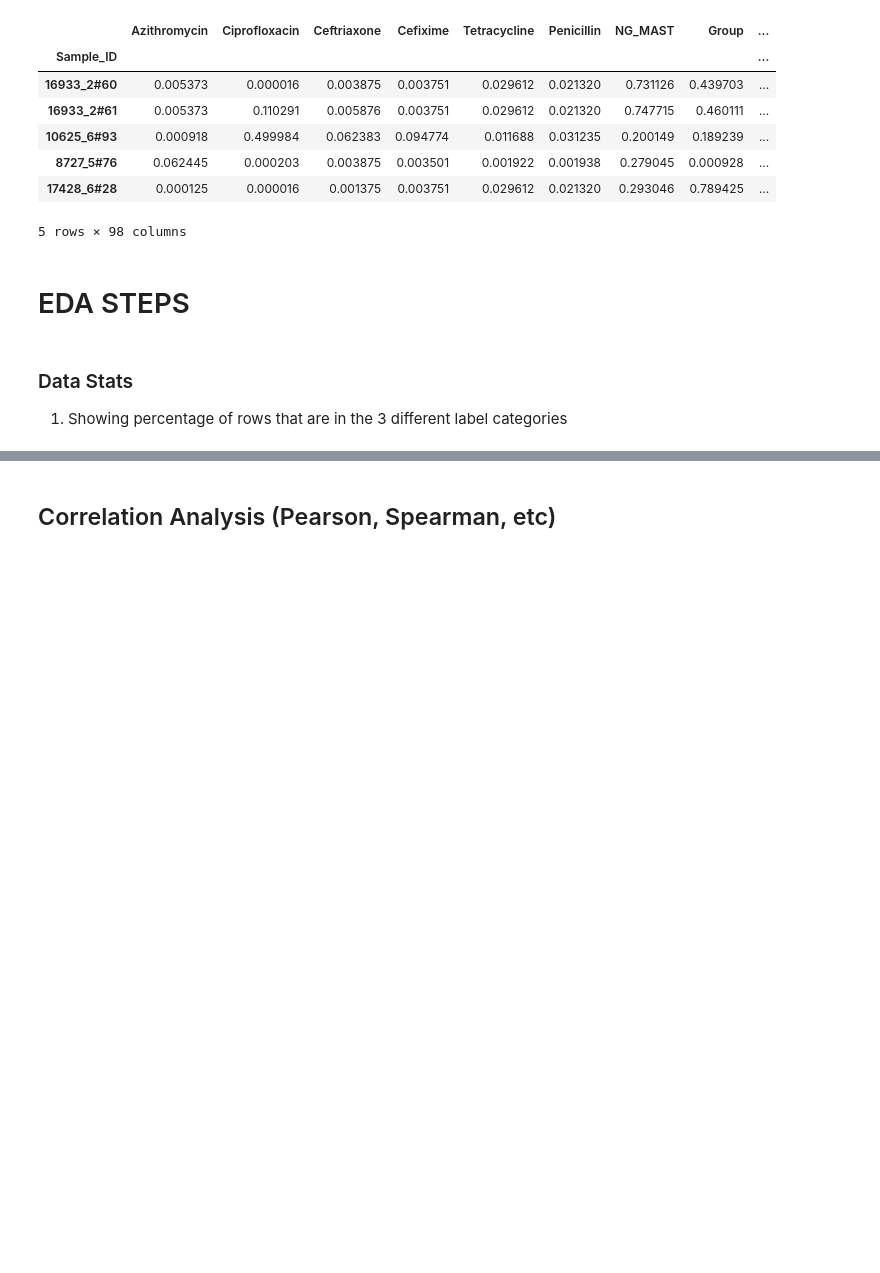
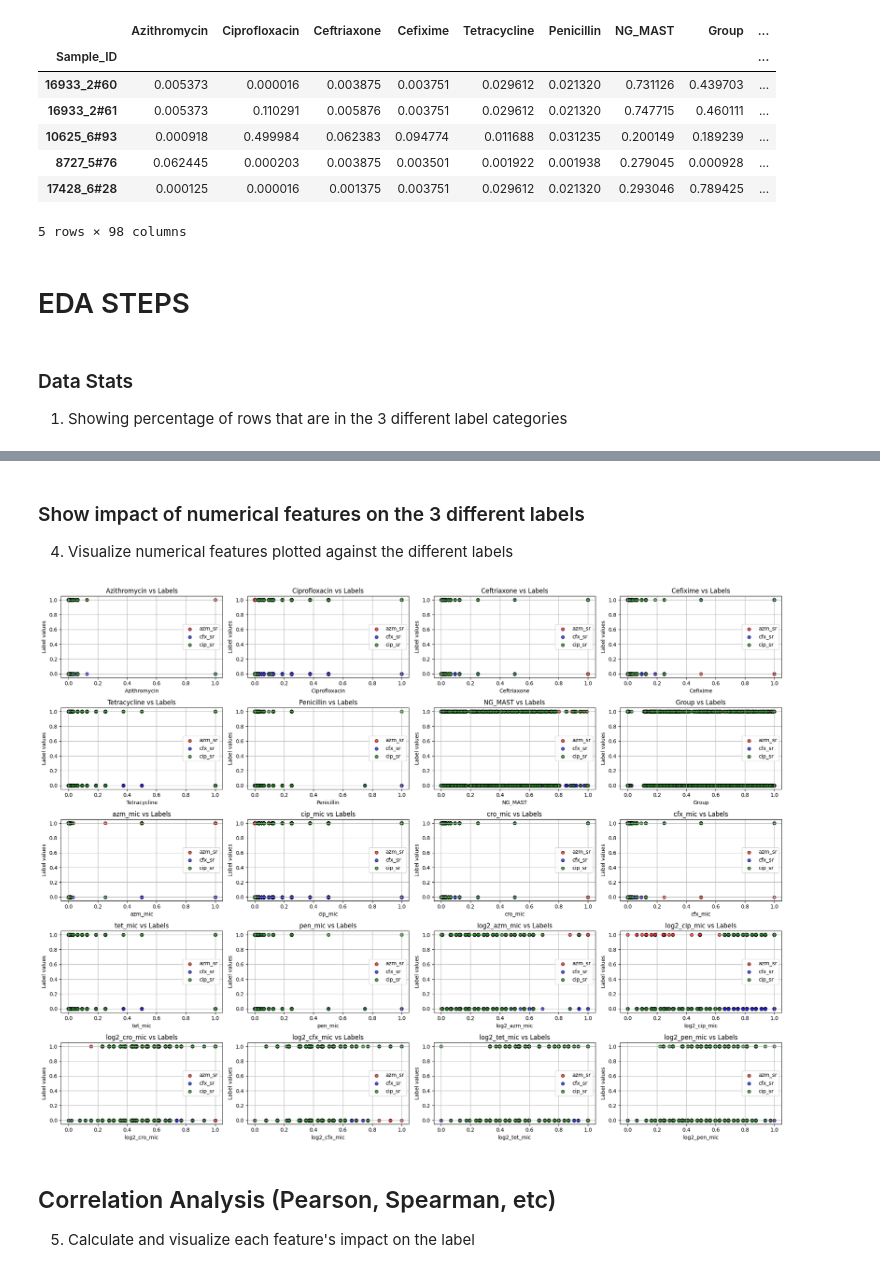
Before and after one commit to VX59/4-587-project-p1, a Jupyter notebook: eda.ipynb, the cells around one changed output, grey strips where cells are left out. Drawn from its saved outputs; the diff is of its cells as text; code cells hidden in the pictures; blank space fills up the shorter version.

```diff
--- a/eda.ipynb
+++ b/eda.ipynb
@@ -392,2 +377,39 @@ memory usage: 425.9+ KB
+# %% [markdown]
+### Show impact of numerical features on the 3 different labels
+
+4. Visualize numerical features plotted against the different labels
+# %%
+fig, axes = plt.subplots(5, 4, figsize=(20, 15))
+
+
+axes = axes.flatten()
+
+for i, column in enumerate(numeric_columns):
+
+    axes[i].scatter(train_inputs[column].astype(float), train_inputs["azm_sr"].astype(float),
+                    alpha=0.7, label='azm_sr', color='red', edgecolor='black')
+
+    axes[i].scatter(train_inputs[column].astype(float), train_inputs["cfx_sr"].astype(float),
+                    alpha=0.7, label='cfx_sr', color='blue', edgecolor='black')
+
+
+    axes[i].scatter(train_inputs[column].astype(float), train_inputs["cip_sr"].astype(float),
+                    alpha=0.7, label='cip_sr', color='green', edgecolor='black')
+
+    axes[i].set_title(f'{column} vs Labels')
+    axes[i].set_xlabel(column)
+    axes[i].set_ylabel('Label values')
+    axes[i].grid(True) #Qol
+
+    axes[i].legend()
+
+
+plt.tight_layout()
+plt.show()
+# %% [output]
+[figure, added]
 # %% [markdown]
 ## Correlation Analysis (Pearson, Spearman, etc)
+
+
+5. Calculate and visualize each feature's impact on the label
```
Also changed, not shown: parts of 17 cells of this notebook.
